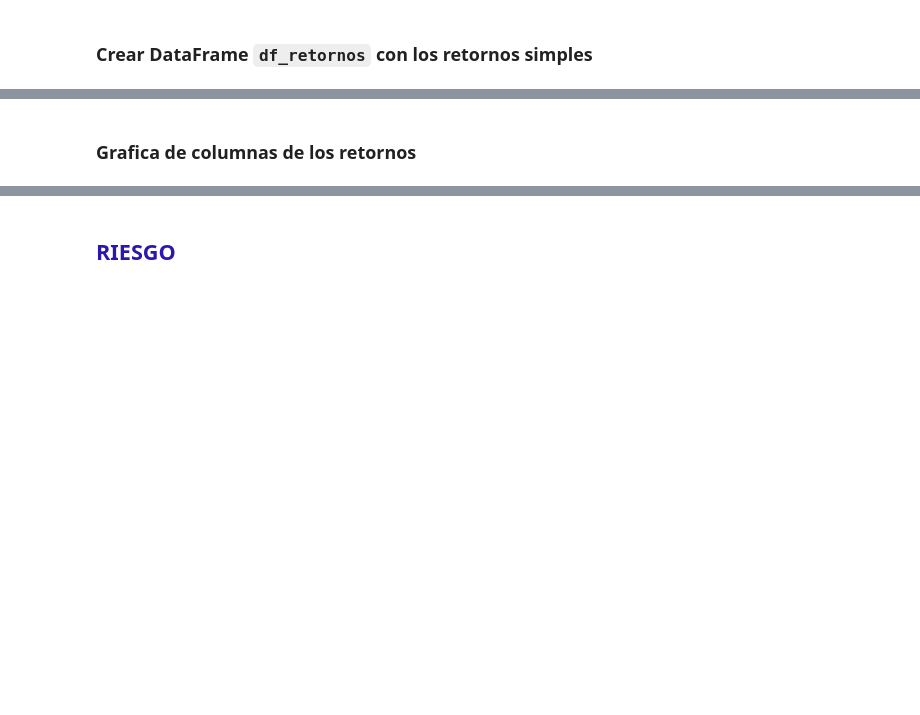
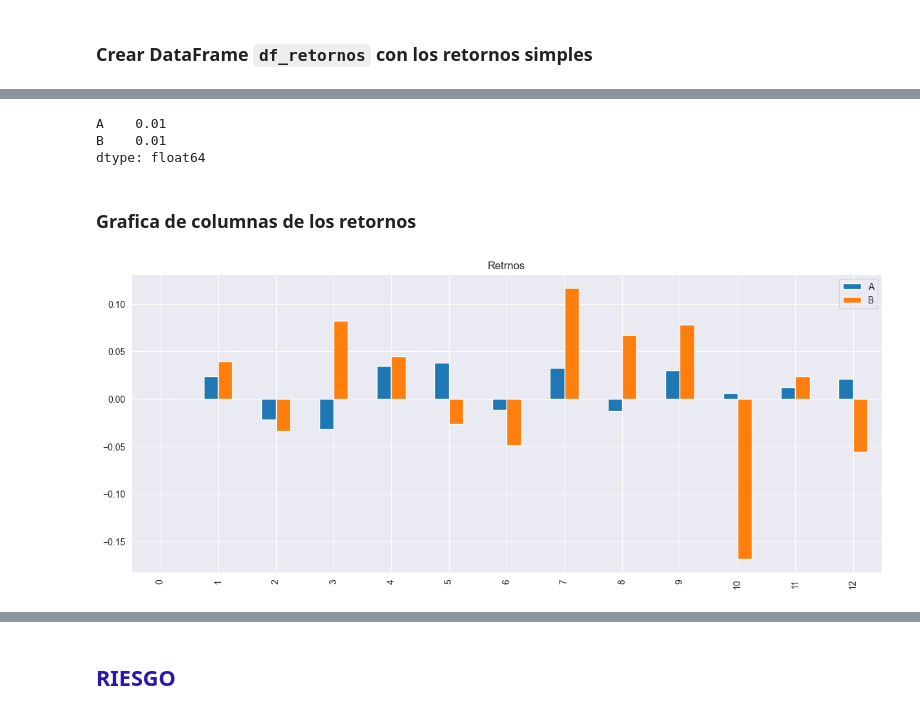
Before and after one commit to carlosdeoncedos/CienciaDatosFinanzas2024_11, a Jupyter notebook: Sesion9.ipynb, the cells around one changed output, grey strips where cells are left out. Saved outputs shown, nothing was run; the diff lists cells and outputs as text; code cells hidden in the pictures; blank space fills up the shorter version.

```diff
--- a/Sesion9.ipynb
+++ b/Sesion9.ipynb
@@ -525,2 +644,4 @@ activo_b = [
 # %% [markdown]
 ### Crear DataFrame `df_retornos` con los retornos simples
+# %%
+df_retornos = df_precios.pct_change()
@@ -527,2 +665,12 @@ activo_b = [
+# %%
+df_retornos.mean()
+# %% [output]
+A    0.01
+B    0.01
+dtype: float64
 # %% [markdown]
 ### Grafica de columnas de los retornos
+# %%
+df_retornos.plot(kind='bar', figsize=(15,6), title='Retrnos');
+# %% [output]
+[figure, added]
```
Also changed, not shown: parts of 18 cells of this notebook.
